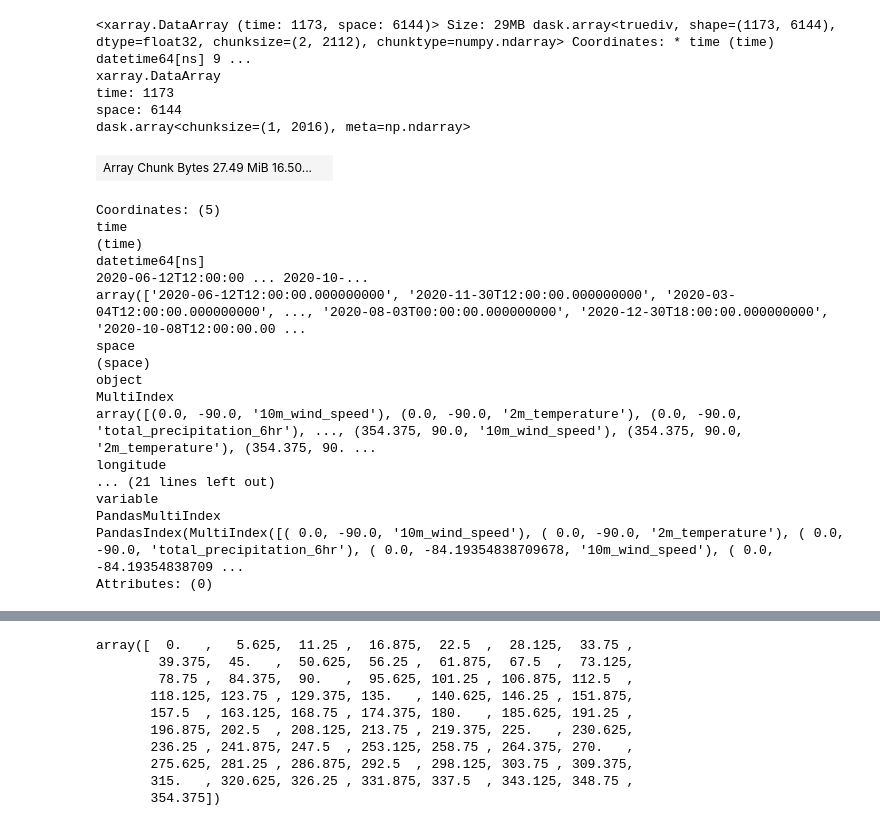
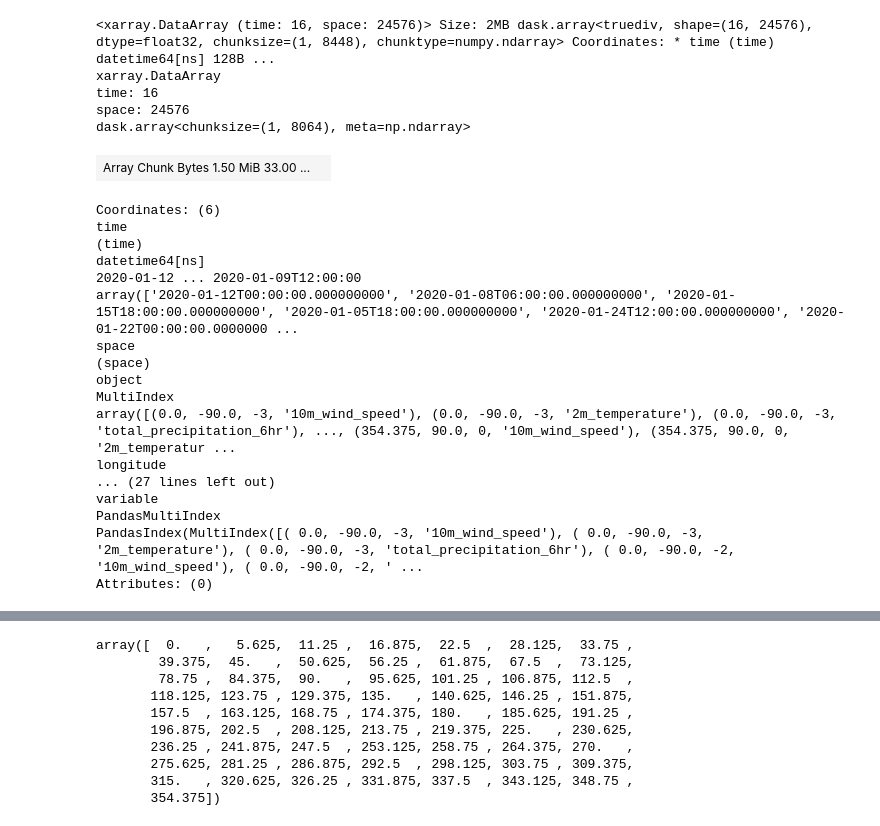
Before and after one commit to ArturKKK/graphcast-lite, a Jupyter notebook: data/data_loading.ipynb, the cells around one changed output, grey strips where cells are left out. Cells and saved outputs as stored; diff of their text form; code cells hidden in the pictures.

```diff
--- a/data/data_loading.ipynb
+++ b/data/data_loading.ipynb
@@ -157,0 +65,23 @@ Attributes: (0)
+# %%
+obs_window = 4
+pred_window = 1
+
+window = obs_window + pred_window
+# Apply the rolling function
+rolled_dataset = ds_array.rolling(time=window, center=False).construct('window')
+
+# rolled_dataset.stack(space=['window', 'variable'])
+rolled_dataset = rolled_dataset.assign_coords(window=np.arange(1 - obs_window, pred_window + 1, dtype=np.int8))
+
+
+# Drop the NaNs introduced by rolling
+rolled_dataset = rolled_dataset.dropna(dim='time')
+
+# Manually slice the data to get non-overlapping windows
+rolled_dataset = rolled_dataset.isel(time=slice(0, None, window))
+
+# Get the data and targets
+X = rolled_dataset.isel(window=slice(obs_window))
+# .stack(space=['longitude', 'latitude', 'window', 'variable'])
+y = rolled_dataset.isel(window=slice(obs_window, None))
+# .stack(space=['longitude', 'latitude', 'window', 'variable'])
@@ -158,5 +90,6 @@ Attributes: (0)
 # %%
-from dask_ml.model_selection import train_test_split
+X = X.unstack().stack(space=['longitude', 'latitude', 'window', 'variable'])
+y = y.unstack().stack(space=['longitude', 'latitude', 'window', 'variable'])
 
 # Split the data into training and testing sets
 X_train, X_test, y_train, y_test = train_test_split(X, y, test_size=0.2, shuffle=True, random_state=42)
@@ -190,40 +125,37 @@ Attributes: (0)
 # %%
-from dask_ml.preprocessing import StandardScaler
+X_scaler = StandardScaler()
+y_scaler = StandardScaler()
+# Since this is regression, we must also scale the y
+X_train_scaled = X_scaler.fit_transform(X_train)
+y_train_scaled = y_scaler.fit_transform(y_train)
 
-scaler = StandardScaler()
-
-# Fit the scaler on the training data and transform both training and testing data
-# Since this is regression, we must also scale the y
-X_train_scaled = scaler.fit_transform(X_train)
-y_train_scaled = scaler.transform(y_train)
-
-X_test_scaled = scaler.transform(X_test)
-y_test_scaled = scaler.transform(y_test)
+X_test_scaled = X_scaler.transform(X_test)
+y_test_scaled = y_scaler.transform(y_test)
 
 X_train_scaled
 # %% [output]
-<xarray.DataArray (time: 1173, space: 6144)> Size: 29MB dask.array<truediv, shape=(1173, 6144), dtype=float32, chunksize=(2, 2112), chunktype=numpy.ndarray> Coordinates: * time (time) datetime64[ns] 9 ...
+<xarray.DataArray (time: 16, space: 24576)> Size: 2MB dask.array<truediv, shape=(16, 24576), dtype=float32, chunksize=(1, 8448), chunktype=numpy.ndarray> Coordinates: * time (time) datetime64[ns] 128B ...
 xarray.DataArray
-time: 1173
-space: 6144
-dask.array<chunksize=(1, 2016), meta=np.ndarray>
+time: 16
+space: 24576
+dask.array<chunksize=(1, 8064), meta=np.ndarray>
-| Array Chunk Bytes 27.49 MiB 16.50... |  |
+| Array Chunk Bytes 1.50 MiB 33.00 ... |  |
-Coordinates: (5)
+Coordinates: (6)
 time
 (time)
 datetime64[ns]
-2020-06-12T12:00:00 ... 2020-10-...
-array(['2020-06-12T12:00:00.000000000', '2020-11-30T12:00:00.000000000', '2020-03-04T12:00:00.000000000', ..., '2020-08-03T00:00:00.000000000', '2020-12-30T18:00:00.000000000', '2020-10-08T12:00:00.00 ...
+2020-01-12 ... 2020-01-09T12:00:00
+array(['2020-01-12T00:00:00.000000000', '2020-01-08T06:00:00.000000000', '2020-01-15T18:00:00.000000000', '2020-01-05T18:00:00.000000000', '2020-01-24T12:00:00.000000000', '2020-01-22T00:00:00.0000000 ...
 space
 (space)
 object
 MultiIndex
-array([(0.0, -90.0, '10m_wind_speed'), (0.0, -90.0, '2m_temperature'), (0.0, -90.0, 'total_precipitation_6hr'), ..., (354.375, 90.0, '10m_wind_speed'), (354.375, 90.0, '2m_temperature'), (354.375, 90. ...
+array([(0.0, -90.0, -3, '10m_wind_speed'), (0.0, -90.0, -3, '2m_temperature'), (0.0, -90.0, -3, 'total_precipitation_6hr'), ..., (354.375, 90.0, 0, '10m_wind_speed'), (354.375, 90.0, 0, '2m_temperatur ...
 longitude
-... (21 lines left out)
+... (27 lines left out)
 variable
 PandasMultiIndex
-PandasIndex(MultiIndex([( 0.0, -90.0, '10m_wind_speed'), ( 0.0, -90.0, '2m_temperature'), ( 0.0, -90.0, 'total_precipitation_6hr'), ( 0.0, -84.19354838709678, '10m_wind_speed'), ( 0.0, -84.19354838709 ...
+PandasIndex(MultiIndex([( 0.0, -90.0, -3, '10m_wind_speed'), ( 0.0, -90.0, -3, '2m_temperature'), ( 0.0, -90.0, -3, 'total_precipitation_6hr'), ( 0.0, -90.0, -2, '10m_wind_speed'), ( 0.0, -90.0, -2, ' ...
 Attributes: (0)
 # %%
 np.var(X_train_scaled, axis=0).values
```
Also changed, not shown: parts of 22 cells of this notebook, 5 other files.
